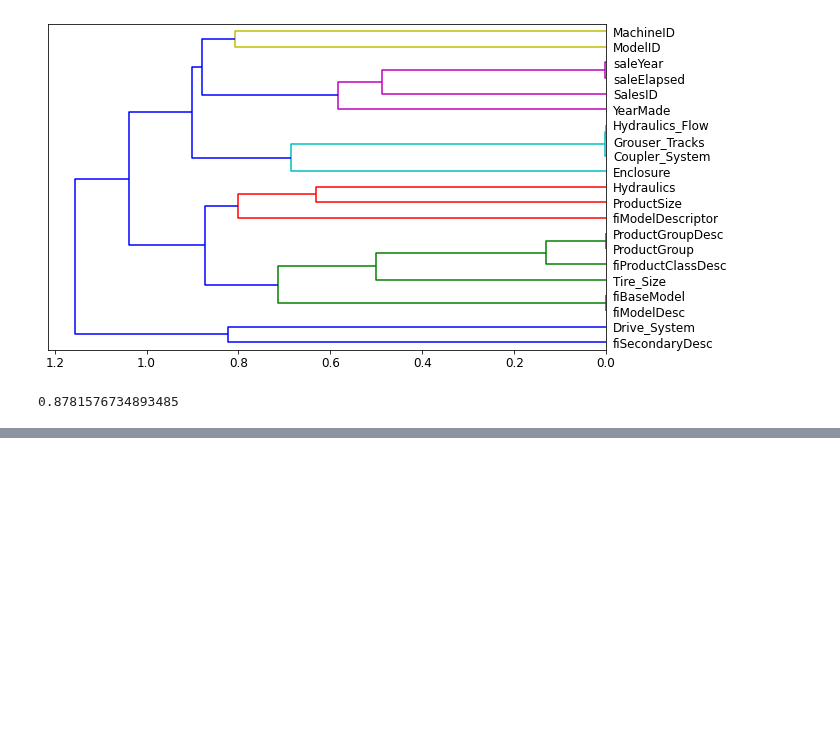
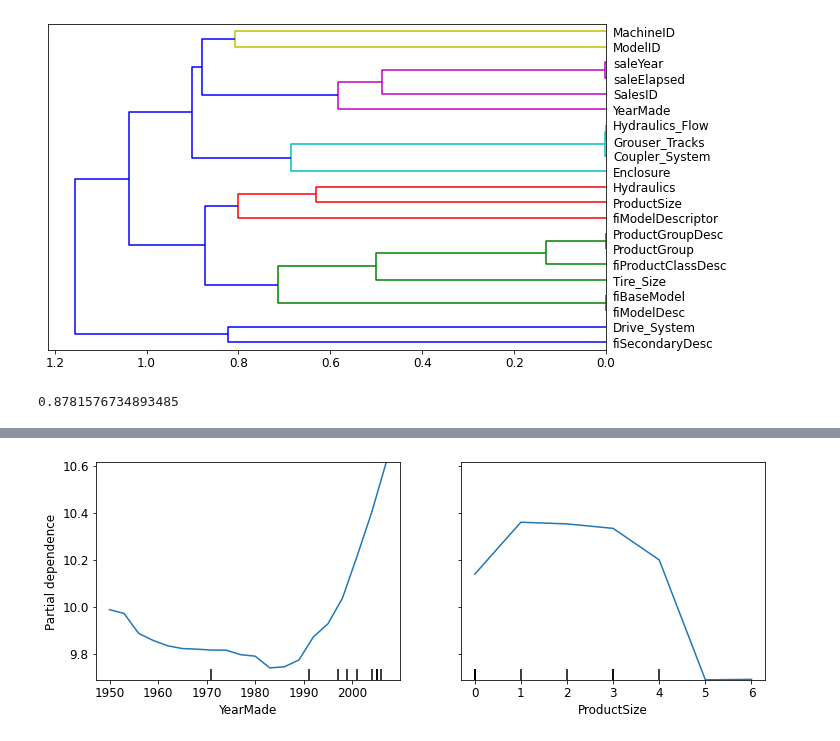
Before and after one commit to ThinamXx/Fastai, a Jupyter notebook: 8. Tabular Modeling/TabularModel.ipynb, the cells around one changed output, grey strips where cells are left out. Saved outputs shown, nothing was run; the diff lists cells and outputs as text; code cells hidden in the pictures; blank space fills up the shorter version.

```diff
--- a/8. Tabular Modeling/TabularModel.ipynb
+++ b/8. Tabular Modeling/TabularModel.ipynb
@@ -352,0 +405,7 @@ get_oob(xs_imp)
+# %%
+#@ CREATING PARTIAL DEPENDENCE PLOTS:
+fig, ax = plt.subplots(figsize=(12, 4))                                         # Initializing.
+plot_partial_dependence(m, valid_xs_final, ["YearMade", "ProductSize"],
+                        grid_resolution=20, ax=ax);                             # Partial Dependence Plots.
+# %% [output]
+[figure, added]
```
Also changed, not shown: parts of 9 cells of this notebook.
